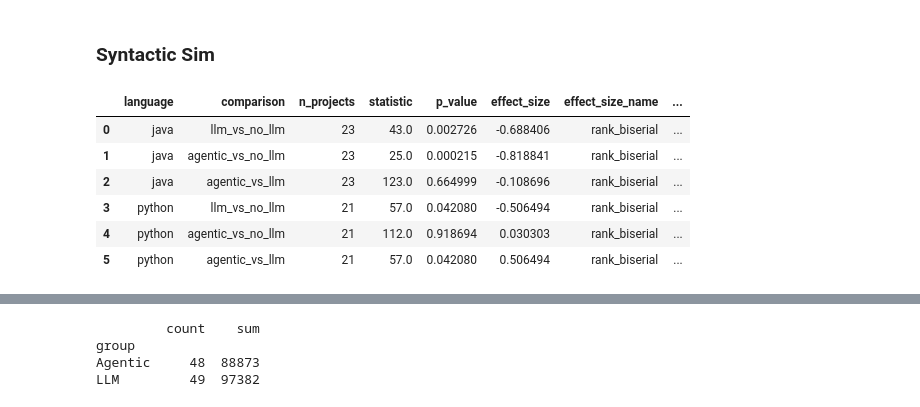
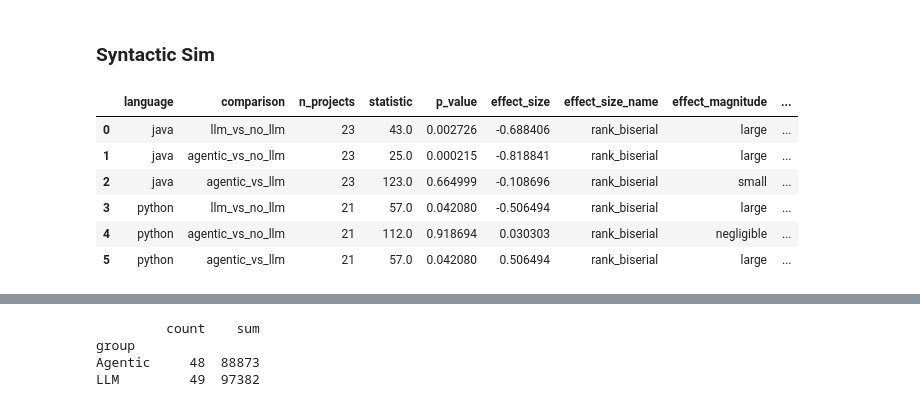
Before and after one commit to lucianoMarchezan/codehistorian-extractor, a Jupyter notebook: analysis/similarity_analysis.ipynb, the cells around one changed output, grey strips where cells are left out. Drawn from its saved outputs; the diff is of its cells as text; code cells hidden in the pictures.

Commit message:
practical effects

```diff
--- a/analysis/similarity_analysis.ipynb
+++ b/analysis/similarity_analysis.ipynb
@@ -513,8 +513,6 @@ plt.show()
 import pandas as pd
 from scipy.stats import wilcoxon
 from statsmodels.stats.multitest import multipletests
-
-# df = your dataframe
 
 df_sem = df.copy()
 
@@ -587,7 +585,6 @@ for model in df_sem["model"].unique():
         if n_projects < 3:
             continue
 
-        # Pairwise Wilcoxon signed-rank tests
         comparisons = [
             ("llm_vs_no_llm", "llm", "no_llm"),
             ("agentic_vs_no_llm", "agentic", "no_llm"),
@@ -614,6 +611,7 @@ for model in df_sem["model"].unique():
                 differences != 0
             ]
 
+            # Paired rank-biserial correlation
             if len(nonzero) > 0:
 
                 abs_diff = nonzero.abs()
@@ -641,6 +639,18 @@ for model in df_sem["model"].unique():
             else:
                 rank_biserial = 0.0
 
+            # Magnitude of practical effect
+            abs_effect = abs(rank_biserial)
+
+            if abs_effect < 0.10:
+                effect_magnitude = "negligible"
+            elif abs_effect < 0.30:
+                effect_magnitude = "small"
+            elif abs_effect < 0.50:
+                effect_magnitude = "moderate"
+            else:
+                effect_magnitude = "large"
+
             median_difference = (
                 x - y
             ).median()
@@ -654,6 +664,7 @@ for model in df_sem["model"].unique():
                 "p_value": p_value,
                 "effect_size": rank_biserial,
                 "effect_size_name": "rank_biserial",
+                "effect_magnitude": effect_magnitude,
                 "median_difference": median_difference
             })
 
@@ -693,8 +704,6 @@ semantic_results
 import pandas as pd
 from scipy.stats import wilcoxon
 from statsmodels.stats.multitest import multipletests
-
-# df = your dataframe
 
 df_syn = df.copy()
 
@@ -789,6 +798,7 @@ for language in df_syn["language"].unique():
             differences != 0
         ]
 
+        # Paired rank-biserial correlation
         if len(nonzero) > 0:
 
             abs_diff = nonzero.abs()
@@ -816,6 +826,18 @@ for language in df_syn["language"].unique():
         else:
             rank_biserial = 0.0
 
+        # Practical effect magnitude
+        abs_effect = abs(rank_biserial)
+
+        if abs_effect < 0.10:
+            effect_magnitude = "negligible"
+        elif abs_effect < 0.30:
+            effect_magnitude = "small"
+        elif abs_effect < 0.50:
+            effect_magnitude = "moderate"
+        else:
+            effect_magnitude = "large"
+
         median_difference = (
             x - y
         ).median()
@@ -823,40 +845,41 @@ for language in df_syn["language"].unique():
         syntactic_results.append({
             "language": language,
             "comparison": comparison,
             "n_projects": n_projects,
             "statistic": statistic,
             "p_value": p_value,
             "effect_size": rank_biserial,
             "effect_size_name": "rank_biserial",
+            "effect_magnitude": effect_magnitude,
             "median_difference": median_difference
         })
 
 
 syntactic_results = pd.DataFrame(
     syntactic_results
 )
 
 # Benjamini-Hochberg correction
 # 6 tests: 3 comparisons × 2 languages
 
 syntactic_results["p_adjusted"] = multipletests(
     syntactic_results["p_value"],
     method="fdr_bh"
 )[1]
 
 syntactic_results["significant"] = (
     syntactic_results["p_adjusted"] < 0.05
 )
 
 syntactic_results
 # %% [output]
-|  | language | comparison | n_projects | statistic | p_value | effect_size | effect_size_name | ... |
-| 0 | java | llm_vs_no_llm | 23 | 43.0 | 0.002726 | -0.688406 | rank_biserial | ... |
-| 1 | java | agentic_vs_no_llm | 23 | 25.0 | 0.000215 | -0.818841 | rank_biserial | ... |
-| 2 | java | agentic_vs_llm | 23 | 123.0 | 0.664999 | -0.108696 | rank_biserial | ... |
-| 3 | python | llm_vs_no_llm | 21 | 57.0 | 0.042080 | -0.506494 | rank_biserial | ... |
-| 4 | python | agentic_vs_no_llm | 21 | 112.0 | 0.918694 | 0.030303 | rank_biserial | ... |
-| 5 | python | agentic_vs_llm | 21 | 57.0 | 0.042080 | 0.506494 | rank_biserial | ... |
+|  | language | comparison | n_projects | statistic | p_value | effect_size | effect_size_name | effect_magnitude | ... |
+| 0 | java | llm_vs_no_llm | 23 | 43.0 | 0.002726 | -0.688406 | rank_biserial | large | ... |
+| 1 | java | agentic_vs_no_llm | 23 | 25.0 | 0.000215 | -0.818841 | rank_biserial | large | ... |
+| 2 | java | agentic_vs_llm | 23 | 123.0 | 0.664999 | -0.108696 | rank_biserial | small | ... |
+| 3 | python | llm_vs_no_llm | 21 | 57.0 | 0.042080 | -0.506494 | rank_biserial | large | ... |
+| 4 | python | agentic_vs_no_llm | 21 | 112.0 | 0.918694 | 0.030303 | rank_biserial | negligible | ... |
+| 5 | python | agentic_vs_llm | 21 | 57.0 | 0.042080 | 0.506494 | rank_biserial | large | ... |
 # %%
 import pandas as pd
 
```
Also changed, not shown: parts of 1 cell of this notebook, 1 other file.
